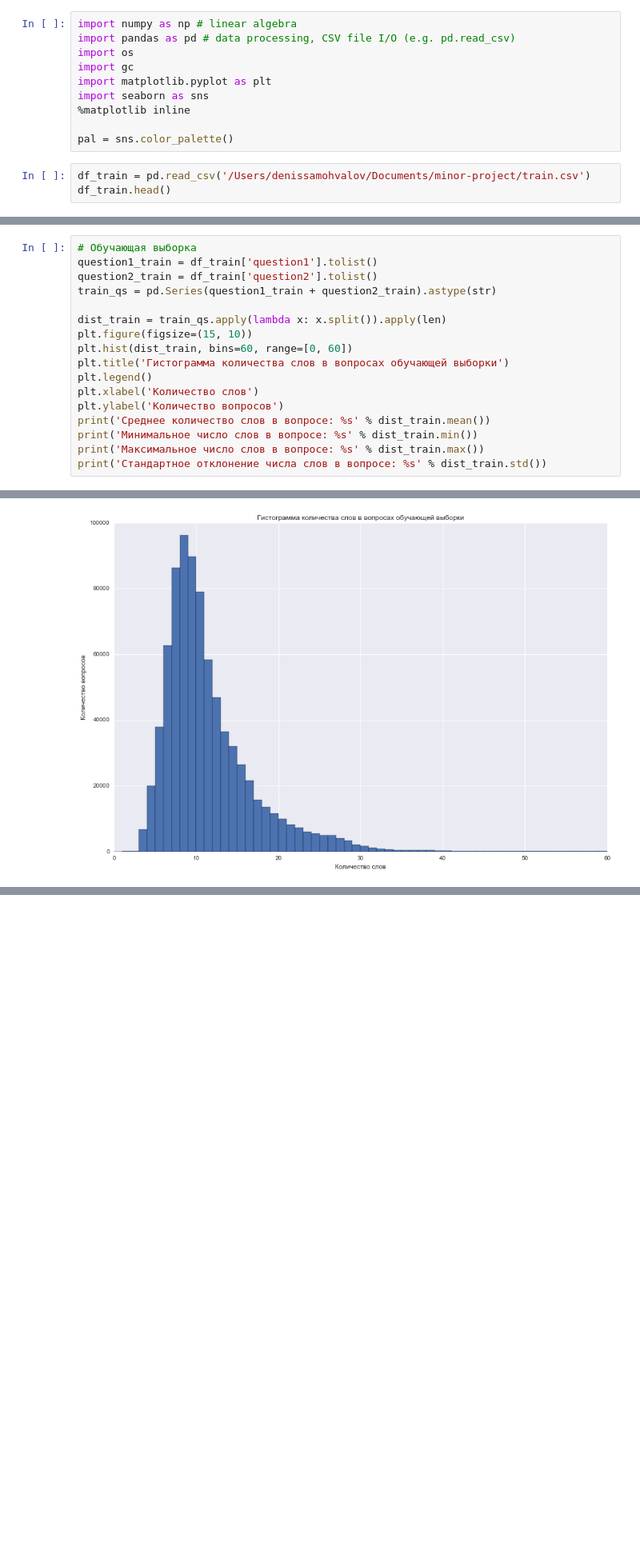
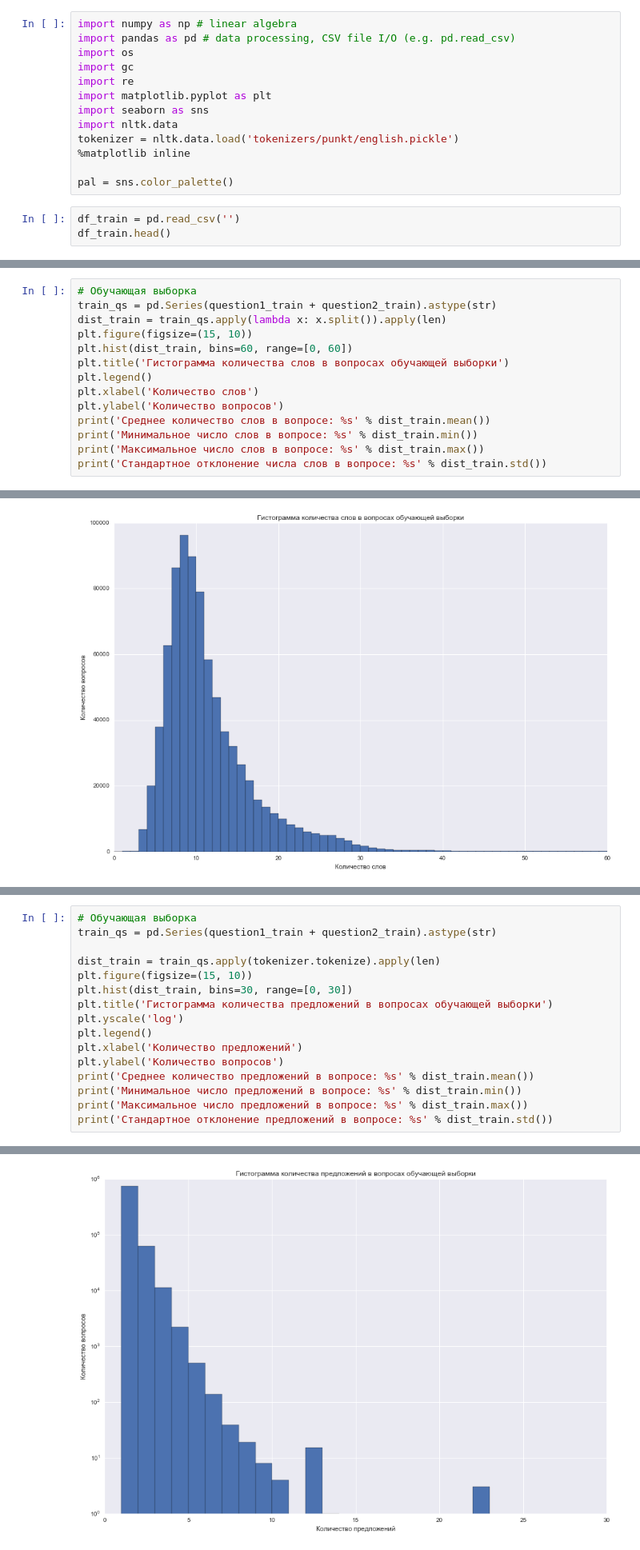
Before and after one commit to swoopyy/minor-proj, a Jupyter notebook: EDA-refactored.ipynb, the cells around one changed output, grey strips where cells are left out. Shown: that part at 80% size. Drawn from its saved outputs; the diff is of its cells as text; blank space fills up the shorter version.

Commit message:
working on data analysis

```diff
--- a/EDA-refactored.ipynb
+++ b/EDA-refactored.ipynb
@@ -3,13 +3,16 @@ import numpy as np # linear algebra
 import pandas as pd # data processing, CSV file I/O (e.g. pd.read_csv)
 import os
 import gc
+import re
 import matplotlib.pyplot as plt
 import seaborn as sns
+import nltk.data
+tokenizer = nltk.data.load('tokenizers/punkt/english.pickle')
 %matplotlib inline
 
 pal = sns.color_palette()
 # %%
-df_train = pd.read_csv('/Users/denissamohvalov/Documents/minor-project/train.csv')
+df_train = pd.read_csv('')
 df_train.head()
 # %% [output]
 |  | id | qid1 | qid2 | question1 | question2 | is_duplicate |
@@ -123,10 +128,7 @@ print('Стандартное отклонение числа символов
 # Видимо поэтому распределение выглядит более плавно, чем в обучающе выборке
 # %%
 # Обучающая выборка
-question1_train = df_train['question1'].tolist()
-question2_train = df_train['question2'].tolist()
 train_qs = pd.Series(question1_train + question2_train).astype(str)
-
 dist_train = train_qs.apply(lambda x: x.split()).apply(len)
 plt.figure(figsize=(15, 10))
 plt.hist(dist_train, bins=60, range=[0, 60])
@@ -169,0 +172,17 @@ print('Стандартное отклонение числа слов в воп
+# %%
+# Обучающая выборка
+train_qs = pd.Series(question1_train + question2_train).astype(str)
+
+dist_train = train_qs.apply(tokenizer.tokenize).apply(len)
+plt.figure(figsize=(15, 10))
+plt.hist(dist_train, bins=30, range=[0, 30])
+plt.title('Гистограмма количества предложений в вопросах обучающей выборки')
+plt.yscale('log')
+plt.legend()
+plt.xlabel('Количество предложений')
+plt.ylabel('Количество вопросов')
+print('Среднее количество предложений в вопросе: %s' % dist_train.mean())
+print('Минимальное число предложений в вопросе: %s' % dist_train.min())
+print('Максимальное число предложений в вопросе: %s' % dist_train.max())
+print('Стандартное отклонение предложений в вопросе: %s' % dist_train.std())
+# %% [output]
@@ -169,0 +193 @@ print('Стандартное отклонение числа слов в воп
+[figure, added]
```
Also changed, not shown: parts of 9 cells of this notebook.
